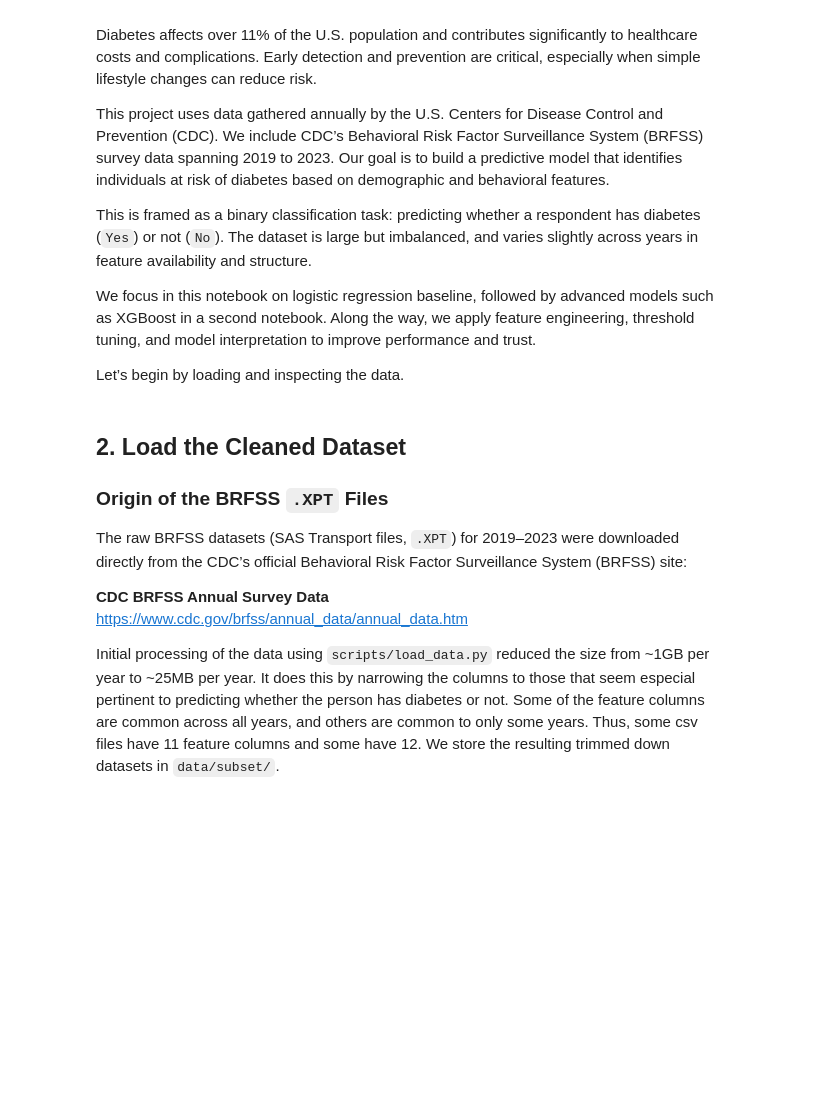
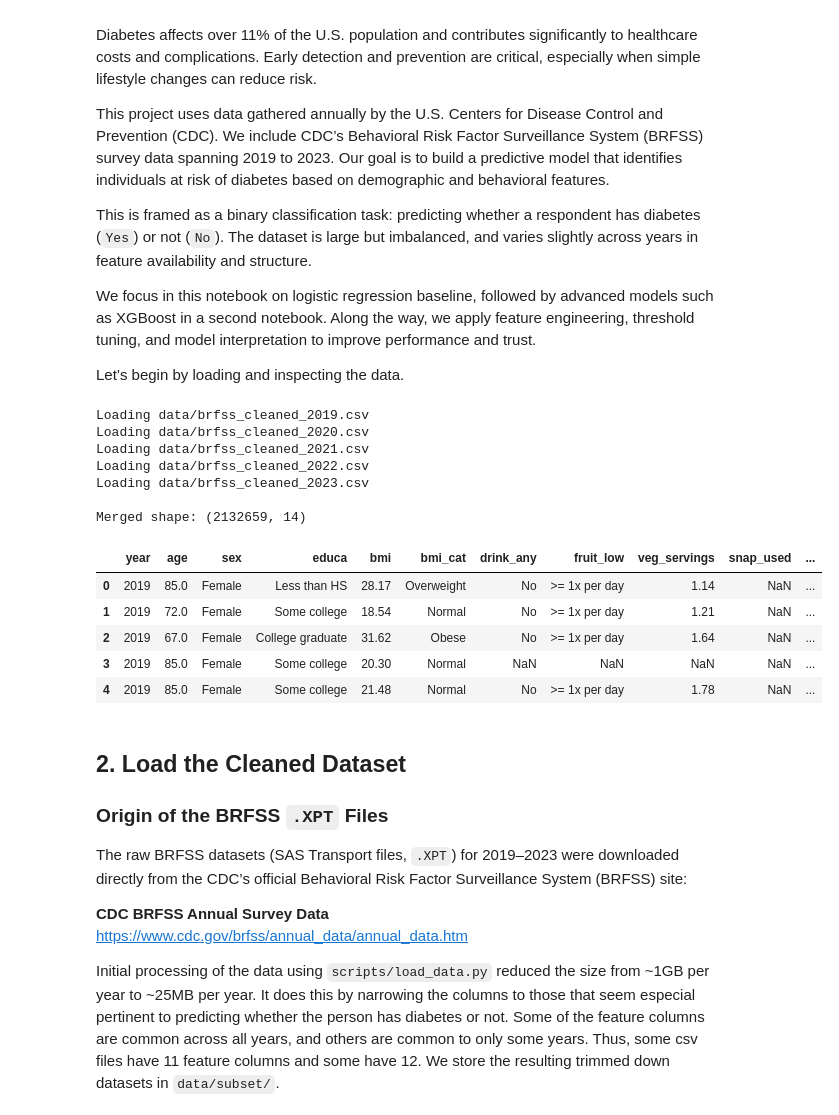
Before and after one commit to shaolinpat/brfss_diabetes_modeling, a Jupyter notebook: notebooks/00_logistic_regression_all_years.ipynb, the cells around one changed output. Saved outputs shown, nothing was run; the diff lists cells and outputs as text; code cells hidden in the pictures; blank space fills up the shorter version.

```diff
--- a/notebooks/00_logistic_regression_all_years.ipynb
+++ b/notebooks/00_logistic_regression_all_years.ipynb
@@ -71,6 +67,50 @@ else:
 # Ensure that directories exist
 os.makedirs(image_dir, exist_ok=True)
 os.makedirs(reports_dir, exist_ok=True)
+# %%
+import pandas as pd
+from pathlib import Path
+
+years = [2019, 2020, 2021, 2022, 2023]
+data_dir = Path("data")
+
+dfs = []
+
+for year in years:
+    file = data_dir / f"brfss_cleaned_{year}.csv"
+    print(f"Loading {file}")
+    df = pd.read_csv(file, low_memory=False)
+
+    # Move 'diabetes' column to the end if it's present
+    if "diabetes" in df.columns:
+        cols = [col for col in df.columns if col != "diabetes"] + ["diabetes"]
+        df = df[cols]
+
+    dfs.append(df)
+
+df_all = pd.concat(dfs, ignore_index=True)
+
+# Make sure the target column 'diabetes' is at the end
+target = "diabetes"
+cols = [col for col in df_all.columns if col != target] + [target]
+df_all = df_all[cols]
+
+print(f"\nMerged shape: {df_all.shape}\n")
+df_all.head()
+# %% [output]
+Loading data/brfss_cleaned_2019.csv
+Loading data/brfss_cleaned_2020.csv
+Loading data/brfss_cleaned_2021.csv
+Loading data/brfss_cleaned_2022.csv
+Loading data/brfss_cleaned_2023.csv
+
+Merged shape: (2132659, 14)
+|  | year | age | sex | educa | bmi | bmi_cat | drink_any | fruit_low | veg_servings | snap_used | ... |
+| 0 | 2019 | 85.0 | Female | Less than HS | 28.17 | Overweight | No | >= 1x per day | 1.14 | NaN | ... |
+| 1 | 2019 | 72.0 | Female | Some college | 18.54 | Normal | No | >= 1x per day | 1.21 | NaN | ... |
+| 2 | 2019 | 67.0 | Female | College graduate | 31.62 | Obese | No | >= 1x per day | 1.64 | NaN | ... |
+| 3 | 2019 | 85.0 | Female | Some college | 20.30 | Normal | NaN | NaN | NaN | NaN | ... |
+| 4 | 2019 | 85.0 | Female | Some college | 21.48 | Normal | No | >= 1x per day | 1.78 | NaN | ... |
 # %% [markdown]
 ## 2. Load the Cleaned Dataset
 
```
Also changed, not shown: parts of 3 cells of this notebook, 5 other files.
